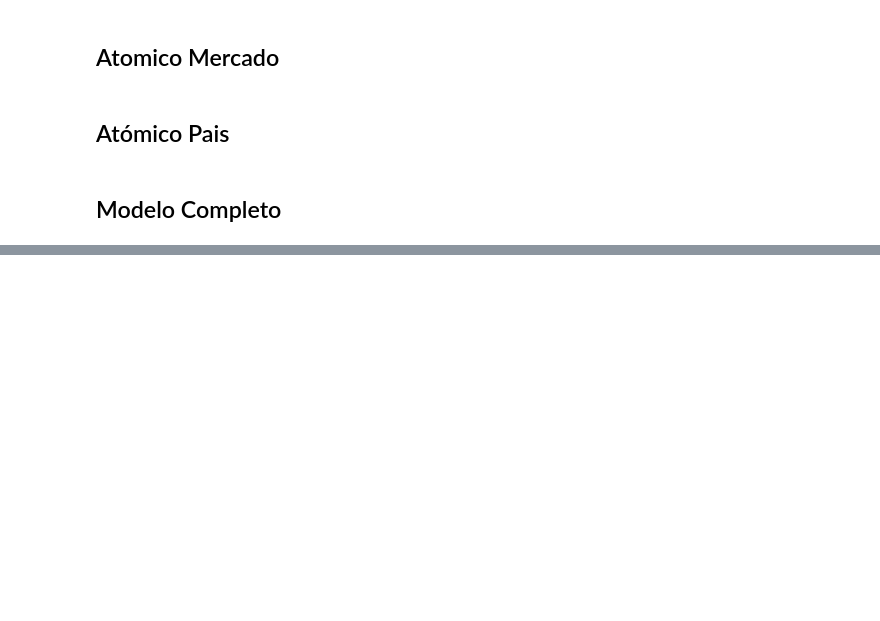
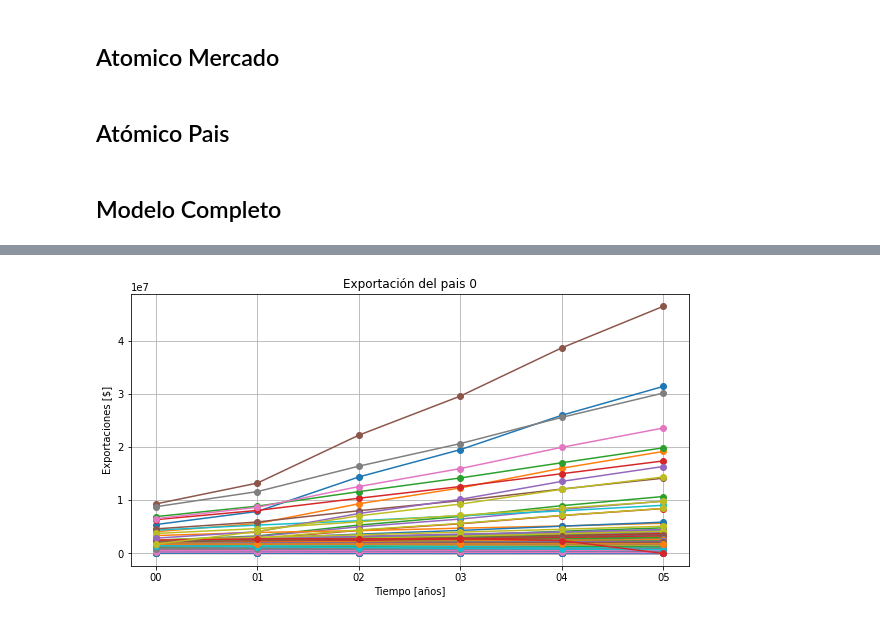
Before and after one commit to TobiasCarreira/sed-tp1, a Jupyter notebook: TP.ipynb, the cells around one changed output, grey strips where cells are left out. Cells and saved outputs as stored; diff of their text form; code cells hidden in the pictures; blank space fills up the shorter version.

Commit message:
Graficos - van a romper cuando cambie los ids de puertos pero deberia arreglarse facil

```diff
--- a/TP.ipynb
+++ b/TP.ipynb
@@ -151,2 +188,18 @@ salida[[f'demand_c{0}' == port for port in salida[PORT_COL]]][VALUE_COL].head()
+# %%
+# TODO: cambiar para que use los nuevos nombres de puertos
+def demand_product(product):
+    return salida[salida[PORT_COL] == f'demand_p{product}']
+
+def supply_product(product):
+    return salida[salida[PORT_COL] == f'supply_p{product}']
+
+def demand_country(country):
+    return salida[salida[PORT_COL] == f'demand_c{country}']
+
+def supply_country(country):
+    return salida[salida[PORT_COL] == f'supply_c{country}']
+
+def gdp(country):
+    return salida[salida[PORT_COL] == f'gdp_c{country}']
 # %%
 def plot_product_demand(product):
@@ -165,15 +218,20 @@ plot_product_demand(0)
 # %%
-def plot_country_product_export(country, product):
-    df = salida[[f'supply_c{country}' == port for port in salida[PORT_COL]]]
+def plot_country_export(country):
+    df = supply_country(country)
     xs = df[TIME_COL]
-    ys = [t[product] for t in df[VALUE_COL]]
-    print(ys)
 
     plt.figure(figsize=(10,5))
-    plt.plot(xs, ys, marker='o')
+    product_exports = [[] for _ in df[VALUE_COL].iloc[0]]
+    for t in df[VALUE_COL]:
+        for i, val in enumerate(t):
+            product_exports[i].append(val)
+    for exports in product_exports:
+        plt.plot(xs, exports, marker='o')
     plt.grid(True)
     plt.xlabel('Tiempo [años]')
     plt.ylabel('Exportaciones [$]')
-    plt.title(f'Exportación del producto {product} por el pais {country}')
+    plt.title(f'Exportación del pais {country}')
 # %%
-plot_country_product_export(0, 0)
+plot_country_export(0)
+# %% [output]
+[figure, added]
```
Also changed, not shown: parts of 7 cells of this notebook.
